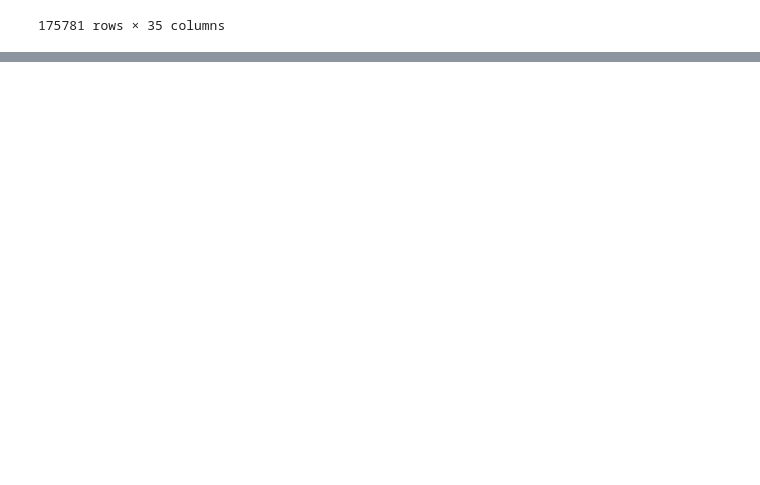
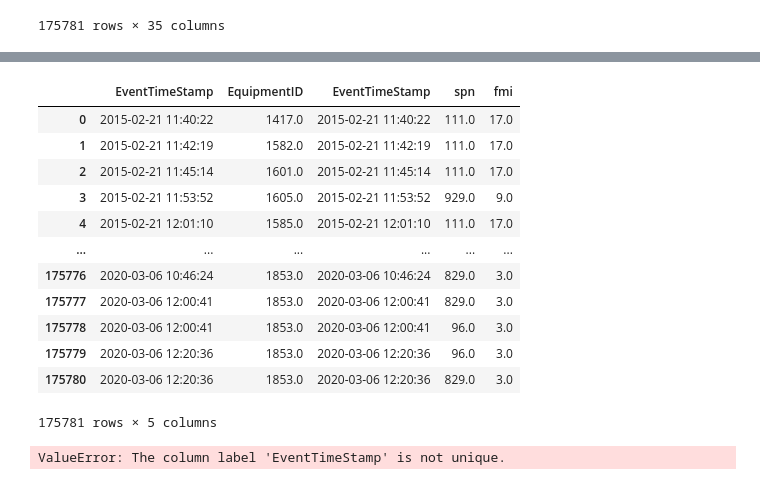
Before and after one commit to ashamaheshwari/big_g_express-predicting-derates, a Jupyter notebook: notebooks/Asha_Maheshwari_Big_G_Express.ipynb, the cells around one changed output, grey strips where cells are left out. Drawn from its saved outputs; the diff is of its cells as text; code cells hidden in the pictures; blank space fills up the shorter version.

```diff
--- a/notebooks/Asha_Maheshwari_Big_G_Express.ipynb
+++ b/notebooks/Asha_Maheshwari_Big_G_Express.ipynb
@@ -464,3 +482,23 @@ imputed = imputed_df.sort_values('EventTimeStamp').groupby(['EquipmentID']).roll
+# %%
+imputed_2
+# %% [output]
+|  | EventTimeStamp | EquipmentID | EventTimeStamp | spn | fmi |
+| 0 | 2015-02-21 11:40:22 | 1417.0 | 2015-02-21 11:40:22 | 111.0 | 17.0 |
+| 1 | 2015-02-21 11:42:19 | 1582.0 | 2015-02-21 11:42:19 | 111.0 | 17.0 |
+| 2 | 2015-02-21 11:45:14 | 1601.0 | 2015-02-21 11:45:14 | 111.0 | 17.0 |
+| 3 | 2015-02-21 11:53:52 | 1605.0 | 2015-02-21 11:53:52 | 929.0 | 9.0 |
+| 4 | 2015-02-21 12:01:10 | 1585.0 | 2015-02-21 12:01:10 | 111.0 | 17.0 |
+| ... | ... | ... | ... | ... | ... |
+| 175776 | 2020-03-06 10:46:24 | 1853.0 | 2020-03-06 10:46:24 | 829.0 | 3.0 |
+| 175777 | 2020-03-06 12:00:41 | 1853.0 | 2020-03-06 12:00:41 | 829.0 | 3.0 |
+| 175778 | 2020-03-06 12:00:41 | 1853.0 | 2020-03-06 12:00:41 | 96.0 | 3.0 |
+| 175779 | 2020-03-06 12:20:36 | 1853.0 | 2020-03-06 12:20:36 | 96.0 | 3.0 |
+| 175780 | 2020-03-06 12:20:36 | 1853.0 | 2020-03-06 12:20:36 | 829.0 | 3.0 |
+175781 rows × 5 columns
+# %%
+imputed_2.sort_values('EventTimeStamp').groupby(['EquipmentID']).rolling('24H', on = 'EventTimeStamp').sum()
+# %% [output]
+ValueError: The column label 'EventTimeStamp' is not unique.
 # %%
 imputed.head(50)
 # %% [output]
```
Also changed, not shown: parts of 4 cells of this notebook.
